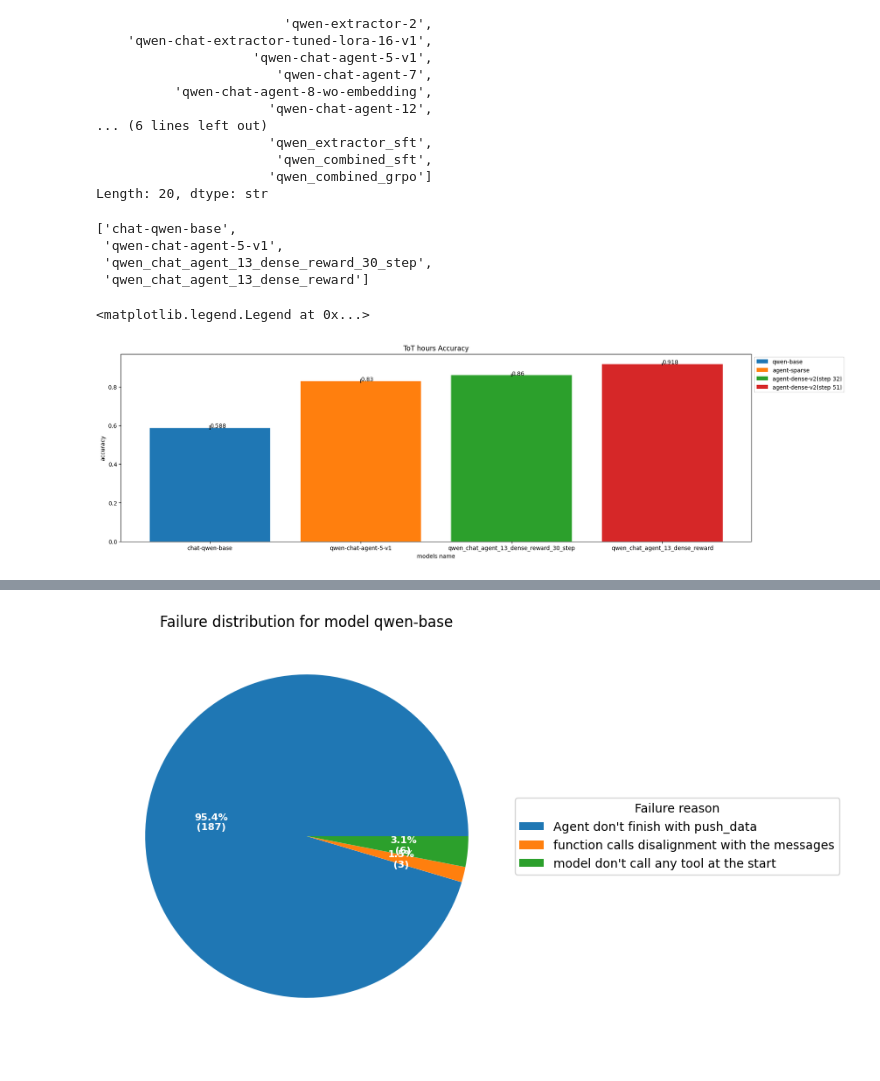
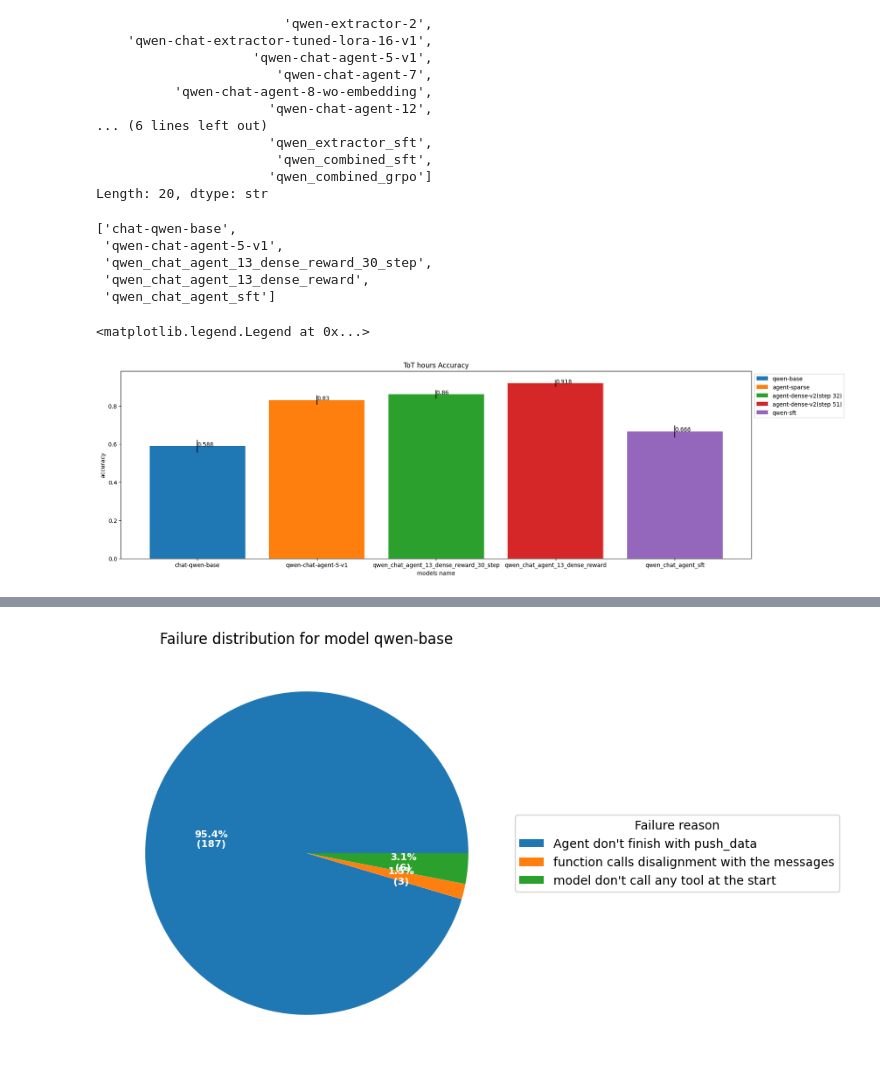
Before and after one commit to Rdm-Nico/SitiBTAgent, a Jupyter notebook: visualization/test_dense_reward.ipynb, the cells around one changed output, grey strips where cells are left out. Drawn from its saved outputs; the diff is of its cells as text; code cells hidden in the pictures.

```diff
--- a/visualization/test_dense_reward.ipynb
+++ b/visualization/test_dense_reward.ipynb
@@ -30,39 +30,40 @@ df['model'].unique()
                       'qwen_combined_grpo']
 Length: 20, dtype: str
 # %%
-target ='base|qwen-chat-agent-5-v1|qwen_chat_agent_13_dense_reward_30_step|qwen_chat_agent_13_dense_reward'
+target ='base|qwen-chat-agent-5-v1|qwen_chat_agent_13_dense_reward|qwen_chat_agent_sft'
 models = list(df[df['model'].str.contains(target)]['model'].unique())
-labels = ['qwen-base','agent-sparse','agent-dense-v2(step 32)','agent-dense-v2(step 51)']
+labels = ['qwen-base','agent-sparse','agent-dense-v2(step 32)','agent-dense-v2(step 51)','qwen-sft']
 models
 # %% [output]
 ['chat-qwen-base',
  'qwen-chat-agent-5-v1',
  'qwen_chat_agent_13_dense_reward_30_step',
- 'qwen_chat_agent_13_dense_reward']
+ 'qwen_chat_agent_13_dense_reward',
+ 'qwen_chat_agent_sft']
 # %%
 def add_labels(labels, vals):
     for i in range(len(labels)):
         plt.text(i,vals[i], vals[i])
 
 media_group = []
 CI_group = []
 
 
 for model in models:
-    acc_media = round(df.loc[(df['model'] == model)  ]['tot_acc'].mean(),3)
-    n = len(df)
-    # intervallo di confidenza al 99 %
-    CI = 2.576 * np.sqrt(acc_media * (1- acc_media) / n)
+    acc_media = round(df.loc[(df['model'] == model)]['tot_acc'].mean(),3)
+    n = len(df.loc[(df['model'] == model)])
+    # intervallo di confidenza al 90 %
+    CI = 1.645 * np.sqrt(acc_media * (1- acc_media) / n)
     media_group.append(acc_media)
     CI_group.append(CI)
 
 plt.figure(figsize=(20,6))
 plt.bar(models, media_group, yerr=CI_group, color=colors , label=labels)
 add_labels(models,media_group)
 plt.title("ToT hours Accuracy")
 plt.xlabel("models name")
 plt.ylabel("accuracy")
 plt.legend(loc="upper left", bbox_to_anchor=(1, 1))
 # %% [output]
 <matplotlib.legend.Legend at 0x...>
-[figure, old version]
+[figure, new version]
```
Also changed, not shown: parts of 7 cells of this notebook, 11 other files.
